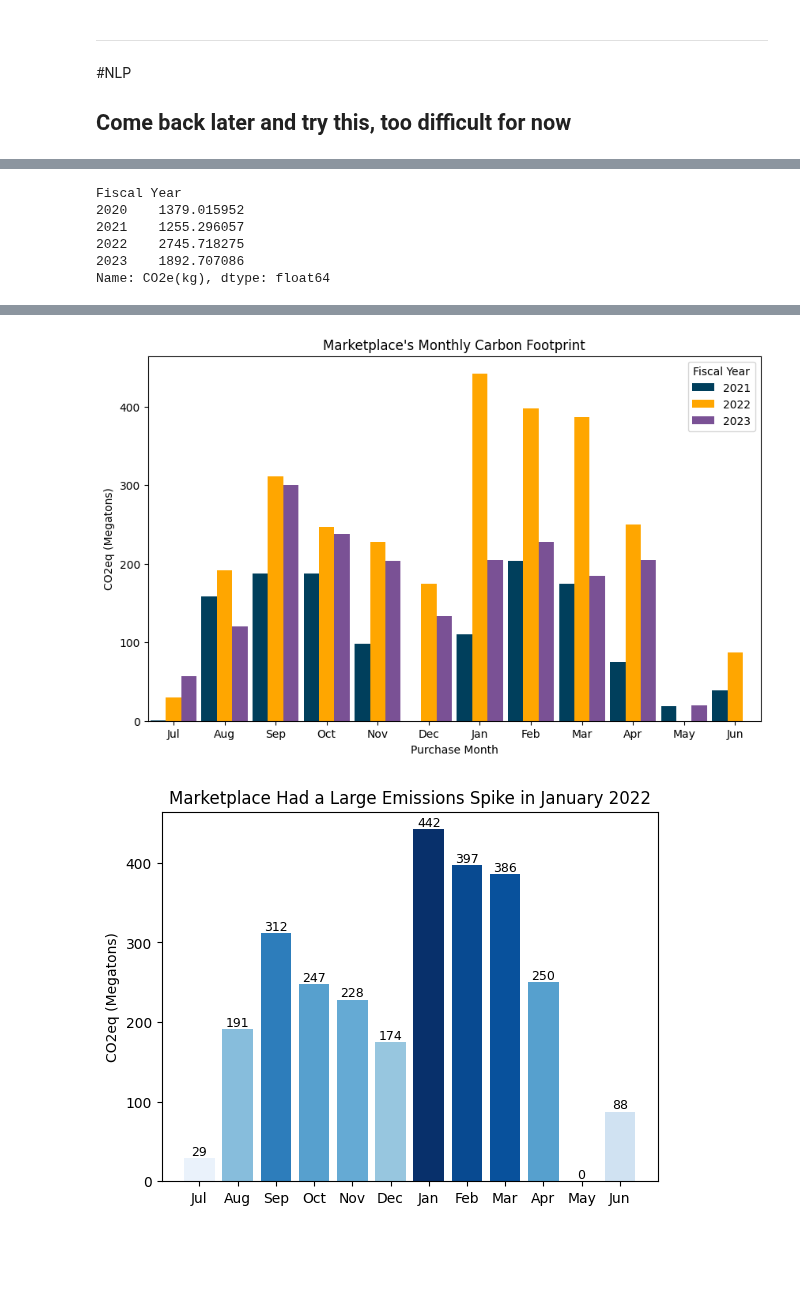
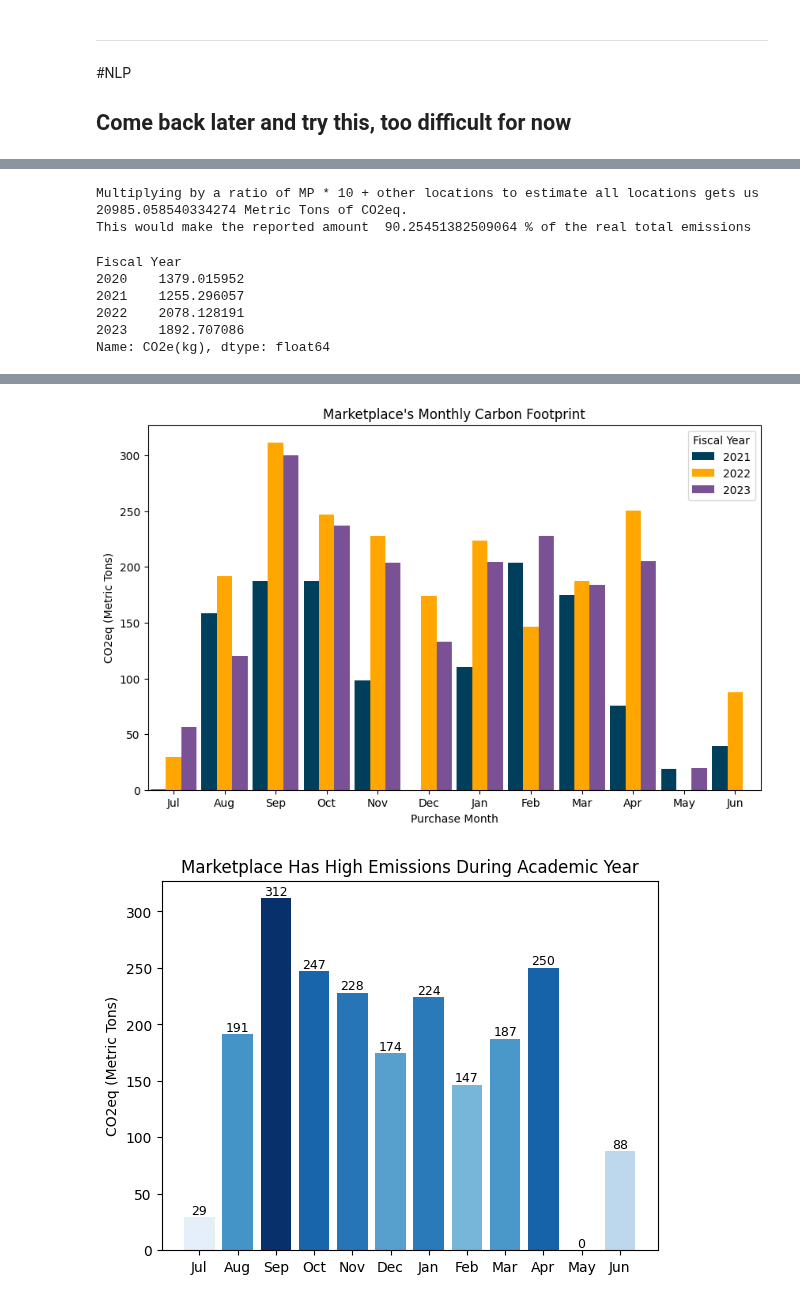
Before and after one commit to ethansong206/Climate-Plus-Project, a Jupyter notebook: DataCleaning.ipynb, the cells around one changed output, grey strips where cells are left out. Saved outputs shown, nothing was run; the diff lists cells and outputs as text; code cells hidden in the pictures; blank space fills up the shorter version.

Commit message:
Duplicates in Jan-Mar 2022 were removed. Next, add in June 2023 data

```diff
--- a/DataCleaning.ipynb
+++ b/DataCleaning.ipynb
@@ -346,6 +340,16 @@ Come back later and try this, too difficult for now
 DDReduced = pd.merge(DDReduced, DDReducedLabeled[['Index', 'Vendor Item']], left_index=True, right_on = 'Index', how = 'left')
 DDReduced.rename(columns={'Vendor Item_y': 'Vendor Item'}, inplace=True)
 DDReduced.drop('Vendor Item_x', axis=1, inplace=True)
+# %%
+#@title Remove Jan-Mar 2022 Dupes
+start_date = pd.to_datetime('2022-01-01')
+end_date = pd.to_datetime('2022-03-31')
+
+filtered_df = DDReduced[(DDReduced['Purchase Date'] >= start_date) & (DDReduced['Purchase Date'] <= end_date)]
+filtered_df = filtered_df.sort_values('Vendor Item Description')
+filtered_df = filtered_df.iloc[::2]
+
+DDReduced = pd.concat([DDReduced[~((DDReduced['Purchase Date'] >= start_date) & (DDReduced['Purchase Date'] <= end_date))], filtered_df])
 # %%
 #@title Explore labeled data
 #print(DDReduced['Vendor Item_x'].value_counts()[50:100])
@@ -867,0 +872,15 @@ plt.show()
+# %%
+#@title Visualize Total Food Emissions (MP * 10)
+data = [9.75, 90.25]
+explode = [0.1, 0]
+keys = ['Food Emissions\n(20985 Metric Tons CO2e)', \
+        'All Other Emissions\n(194346 Metric Tons CO2e)']
+
+colors = ["#9BC2E6", "#FF8065"]
+
+plt.pie(data, labels=keys, colors=colors, autopct='%.3f%%', \
+        explode = explode, startangle = -17.5)
+plt.suptitle('Food is a Significant Contributor\nto Duke\'s Carbon Footprint in 2022',
+             y = .95, fontsize = 13)
+
+plt.show()
@@ -897,3 +918,10 @@ Trinity Cafe in 2022 was responsible for  42.351996246300004 Megatons of CO2e
+# %%
+#@title Carbon Emissions MP * 10
+print("Multiplying by a ratio of MP * 10 + other locations to estimate all locations gets us", marketplace_annual_co2_22 * 10 + freeman_annual_co2_22 + duml_annual_co2_22 + trinity_annual_co2_22, "Metric Tons of CO2eq.")
+print("This would make the reported amount ", total_duke_emissions_2022 / 1000 / (total_duke_emissions_2022 / 1000 + marketplace_annual_co2_22 * 10 + freeman_annual_co2_22 + duml_annual_co2_22 + trinity_annual_co2_22) * 100, "% of the real total emissions")
+# %% [output]
+Multiplying by a ratio of MP * 10 + other locations to estimate all locations gets us 20985.058540334274 Metric Tons of CO2eq.
+This would make the reported amount  90.25451382509064 % of the real total emissions
 # %%
 #@title Analyze Marketplace
 #make marketplace dataframe
@@ -910,17 +938,17 @@ years_mp1 = (df_marketplace.groupby('Fiscal Year')['CO2e(kg)'].sum() / 1000).ind
 counts_mp1 = (df_marketplace.groupby('Fiscal Year')['CO2e(kg)'].sum() / 1000)
 bar_colors = ['#ef5675', '#003f5c', '#ffa600', '#7a5195']
 bars_mp1 = ax_mp1.bar(years_mp1, counts_mp1, color=bar_colors)
-ax_mp1.set_ylabel('CO2eq (Megatons)')
-ax_mp1.set_title('Marketplace Emissions See Large Increase in FY22')
+ax_mp1.set_ylabel('CO2eq (Metric Tons)')
+ax_mp1.set_title('Marketplace Annual Emissions Are Consistently High')
 ax_mp1.bar_label(bars_mp1 , fmt='{:,.0f}')
 ax_mp1.annotate('Data Started\nBeing Collected', (0, 1500),
-            xytext=(0.14, 0.6), textcoords='axes fraction',
+            xytext=(0.14, 0.8), textcoords='axes fraction',
             arrowprops=dict(arrowstyle = '-|>', facecolor = 'black',
                             connectionstyle="arc3,rad=-.3"),
             fontsize=9,
             horizontalalignment='center', verticalalignment='bottom')
 ax_mp1.annotate('Hybrid Year', (1, 1400),
-            xytext=(0.38, 0.57), textcoords='axes fraction',
+            xytext=(0.38, 0.75), textcoords='axes fraction',
             arrowprops=dict(arrowstyle = '-|>', facecolor = 'black',
                             connectionstyle="arc3,rad=-.3"),
             fontsize=10,
@@ -946,7 +974,7 @@ for i, year in enumerate(years_mp2):
     year_offset = (i - len(years_mp2) / 2) * year_gap
     ax2.bar(bar_positions + year_offset, data, width=bar_width, color=color_map[year], label=year)
 ax2.set_xlabel('Purchase Month')
-ax2.set_ylabel('CO2eq (Megatons)')
+ax2.set_ylabel('CO2eq (Metric Tons)')
 ax2.set_title('Marketplace\'s Monthly Carbon Footprint')
 ax2.legend(title='Fiscal Year')
 plt.xlim(bar_positions[0] - 0.5, bar_positions[-1] + 0.5)
@@ -959,8 +987,8 @@ plt.show()
 fig_mp3, ax_mp3 = plt.subplots()
 counts_mp3 = (df_marketplace[df_marketplace['Fiscal Year'] == '2022'].groupby('Purchase Month')['CO2e(kg)'].sum() / 1000)
 bars_mp3 = ax_mp3.bar(purchase_months, counts_mp3, color=cm.Blues(counts_mp3 / counts_mp3.max()))  # Using the 'Reds' colormap
-ax_mp3.set_ylabel('CO2eq (Megatons)')
-ax_mp3.set_title('Marketplace Had a Large Emissions Spike in January 2022')
+ax_mp3.set_ylabel('CO2eq (Metric Tons)')
+ax_mp3.set_title('Marketplace Has High Emissions During Academic Year')
 ax_mp3.bar_label(bars_mp3, fmt='{:,.0f}', fontsize=9)
 month_names = [calendar.month_abbr[month] for month in purchase_months]
 bar_positions = [pos + 1 for pos in range(len(purchase_months))]
@@ -972,7 +1000,7 @@ fig_mp4, ax_mp4 = plt.subplots()
 counts_mp4 = (df_marketplace[df_marketplace['Fiscal Year'] == '2022'].groupby('Purchase Month')['CO2e(kg)'].count())
 bars_mp4 = ax_mp4.bar(purchase_months, counts_mp4, color=cm.Blues(counts_mp4 / counts_mp4.max()))  # Using the 'Reds' colormap
 ax_mp4.set_ylabel('Number of Purchases')
-ax_mp4.set_title('Marketplace Purchases See Large Increase in January 2022')
+ax_mp4.set_title('Marketplace Purchases Large Amount During Academic Year')
 ax_mp4.bar_label(bars_mp4, fmt='{:,.0f}', fontsize=9)
 month_names = [calendar.month_abbr[month] for month in purchase_months]
 bar_positions = [pos + 1 for pos in range(len(purchase_months))]
@@ -982,6 +1010,6 @@ plt.show()
 Fiscal Year
 2020    1379.015952
 2021    1255.296057
-2022    2745.718275
+2022    2078.128191
 2023    1892.707086
 Name: CO2e(kg), dtype: float64
@@ -989,2 +1017,2 @@ Name: CO2e(kg), dtype: float64
-[figure, old version]
+[figure, new version]
-[figure, old version]
+[figure, new version]
```
Also changed, not shown: parts of 16 cells of this notebook.
